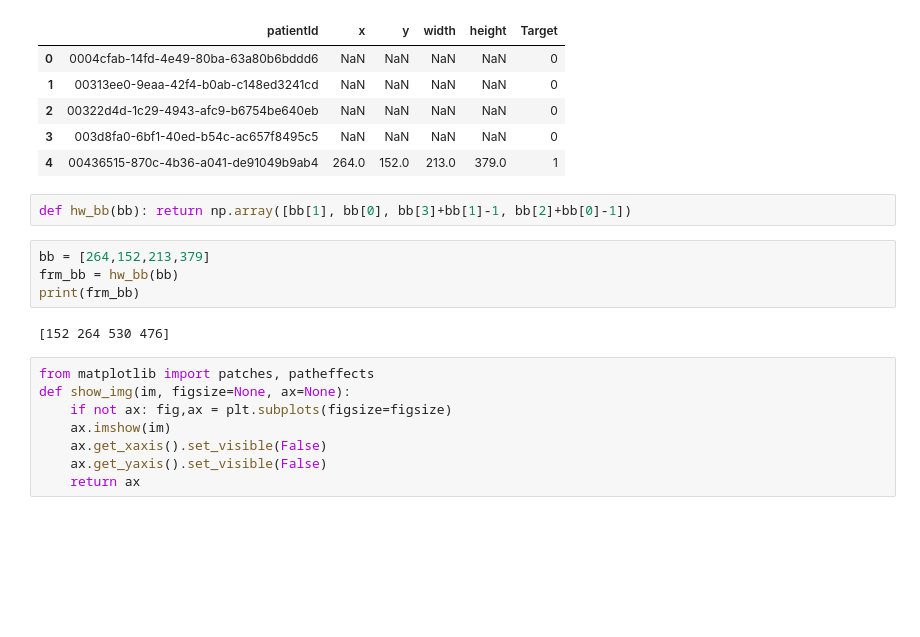
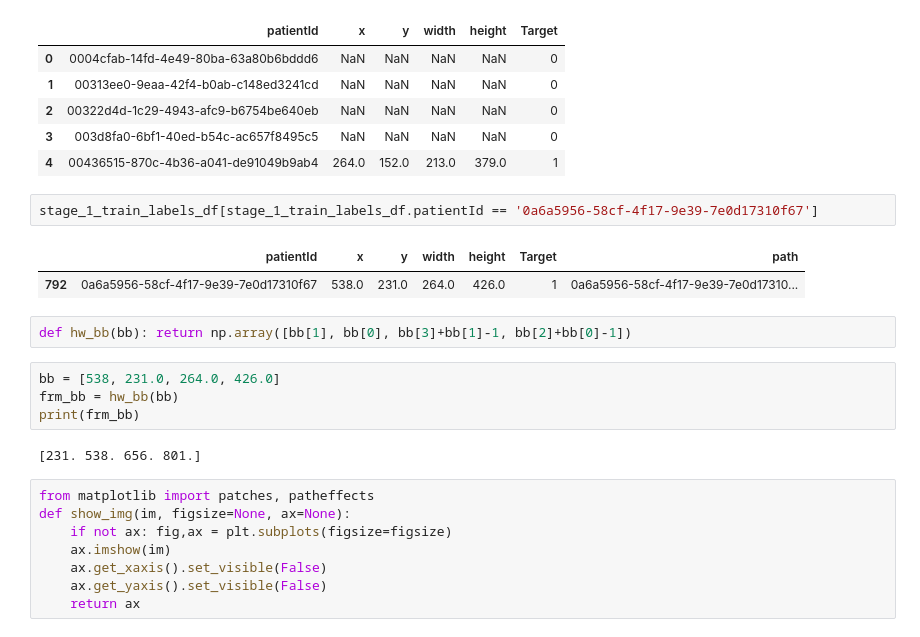
Before and after one commit to stanimman/2015, a Jupyter notebook: Hello,_Colaboratory.ipynb, the cells around one changed output. Saved outputs shown, nothing was run; the diff lists cells and outputs as text; blank space fills up the shorter version.

```diff
--- a/Hello,_Colaboratory.ipynb
+++ b/Hello,_Colaboratory.ipynb
@@ -226,14 +224,19 @@ stage_1_train_labels_df.head()
 | 2 | 00322d4d-1c29-4943-afc9-b6754be640eb | NaN | NaN | NaN | NaN | 0 |
 | 3 | 003d8fa0-6bf1-40ed-b54c-ac657f8495c5 | NaN | NaN | NaN | NaN | 0 |
 | 4 | 00436515-870c-4b36-a041-de91049b9ab4 | 264.0 | 152.0 | 213.0 | 379.0 | 1 |
+# %%
+stage_1_train_labels_df[stage_1_train_labels_df.patientId == '0a6a5956-58cf-4f17-9e39-7e0d17310f67']
+# %% [output]
+|  | patientId | x | y | width | height | Target | path |
+| 792 | 0a6a5956-58cf-4f17-9e39-7e0d17310f67 | 538.0 | 231.0 | 264.0 | 426.0 | 1 | 0a6a5956-58cf-4f17-9e39-7e0d17310... |
 # %%
 def hw_bb(bb): return np.array([bb[1], bb[0], bb[3]+bb[1]-1, bb[2]+bb[0]-1])
 # %%
-bb = [264,152,213,379]
+bb = [538, 231.0, 264.0, 426.0]
 frm_bb = hw_bb(bb)
 print(frm_bb)
 # %% [output]
-[152 264 530 476]
+[231. 538. 656. 801.]
 # %%
 from matplotlib import patches, patheffects
 def show_img(im, figsize=None, ax=None):
```
Also changed, not shown: parts of 19 cells of this notebook.
